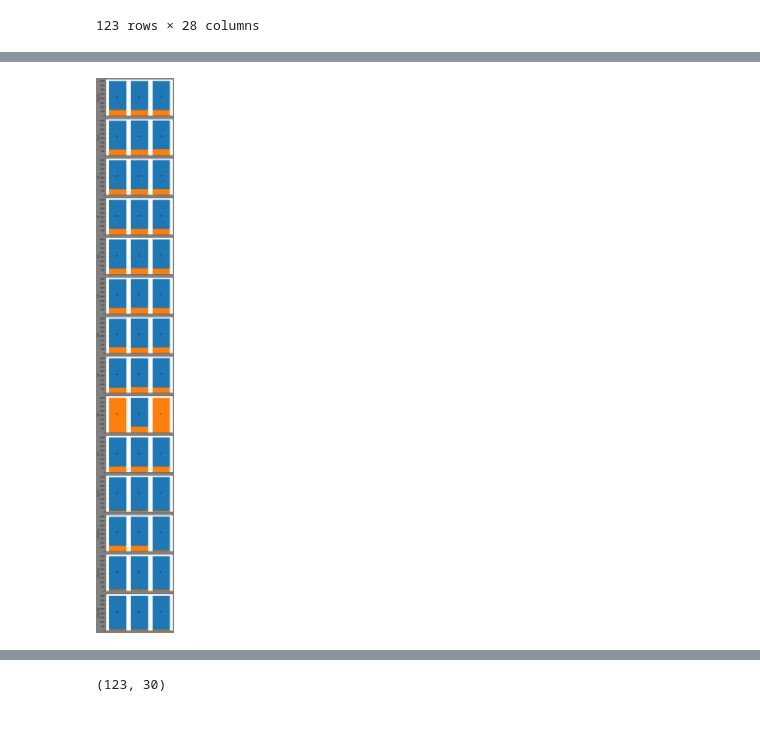
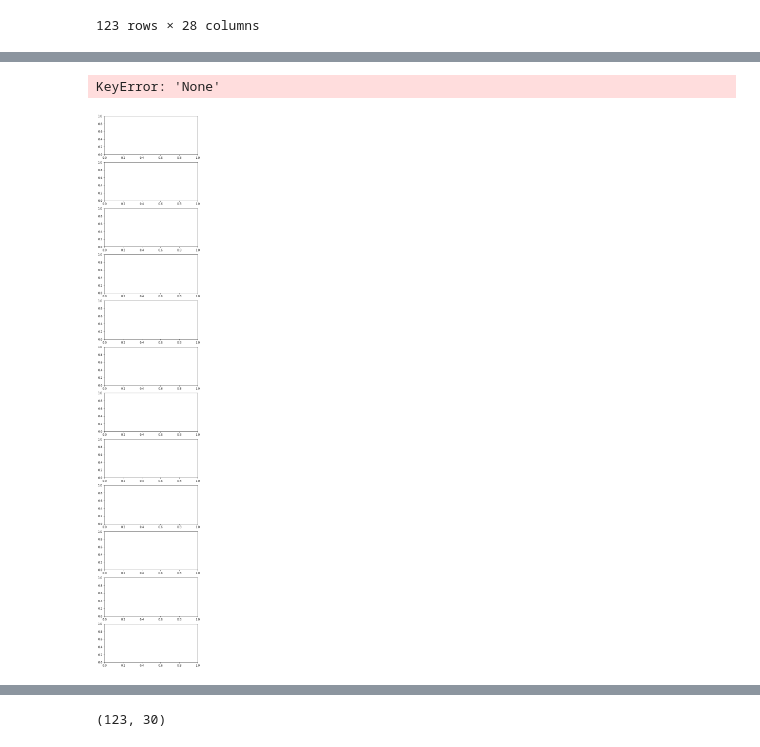
Before and after one commit to Slid61/plant-restoration-size, a Jupyter notebook: get_stat_params.ipynb, the cells around one changed output, grey strips where cells are left out. Cells and saved outputs as stored; diff of their text form; code cells hidden in the pictures.

```diff
--- a/get_stat_params.ipynb
+++ b/get_stat_params.ipynb
@@ -536,10 +579,11 @@ group_cols = ['Especie', 'Escenario', 'Tipo']
 # %%
+sub_splits = split_data(df, sim_cols, group_cols)
 x_plot = []
 y_plot = []
 zmax = 0.065
 
 for i in range(100):
-    size = cp_smallest_sample_size(sub_splits['T1, Escenario, Sup_Ind']['Pastos limpios'], learning_rate=10, z_max=zmax)
+    size = cp_smallest_sample_size(sub_splits['T1, Sup_Ind'], learning_rate=10, z_max=zmax)
 
     x_plot.append(zmax)
     y_plot.append(size)
@@ -547,3 +594,7 @@ for i in range(100):
 # %%
-plt.scatter(x_plot, y_plot)
+fig, ax = plt.subplots(1)
+ax = plt.scatter(x_plot, y_plot)
+plt.ylabel('Sample Size')
+plt.xlabel('Z-score Limit')
+fig.set_facecolor('grey')
 # %% [output]
@@ -662,0 +713,2 @@ plt.boxplot(reds, vert=False)
+# %%
+for_plot = main('t4_clean.p', group_cols, plot_cols, labels=english)
@@ -663,5 +757,38 @@ plt.boxplot(reds, vert=False)
+# %%
+def plot_grouping(grouping, df=permutation_df, sim_cols=sim_cols, labels=english):
+    ''' Plots all the previously simulated groupings in permutation_df.
+    INPUTS:
+    grouping: (str) containing the value of the 'group' column in the dataframe.
+    df: (DataFrame) contains old and new simulated values for population size
+    desired_stats: (list-like) act as columns, typically just 'mean' and 'std'
+    sim_cols: (list-like) act as rows, the various factors simulated from the original dataframe.
+    OUTPUT: a matplotlib chart of the various arrangements specified. Interpretation is up to the user.
+    '''
+    if grouping == 'None':
+        data = df[df['group'].isnull() == True]
+    else:
+        data = df[df['group'] == grouping]
+
+    index = data.index
+    fig, ax = plt.subplots(nrows=len(sim_cols), ncols=1, figsize=(6, 3*len(sim_cols)))
+    #ax[0].set_title(f'Sample size improvements for metrics grouped by {labels[grouping]}')
+    row = 0
+    for sim in sim_cols:
+        label = labels[sim]
+        for var in ['old', 'new']:
+            key = f'{var} {sim}'
+            ax[row].bar(x=index, height=data[key])
+        ax[row].set_ylabel(f'{label}')
+        ax[row].set_xticks(index)
+        ax[row].set_xticklabels([])
+        row += 1
+    ax[0].legend(['Improvement over Old Sample', 'New Sample Size'])
+    fig.set_facecolor('grey')
+
+    fig.tight_layout()
 # %%
-plot_grouping('None')
+plot_grouping('None', df=for_plot)
 # %% [output]
+KeyError: 'None'
-[figure, old version]
+[figure, new version]
 # %%
```
Also changed, not shown: parts of 65 cells of this notebook, 11 other files.
